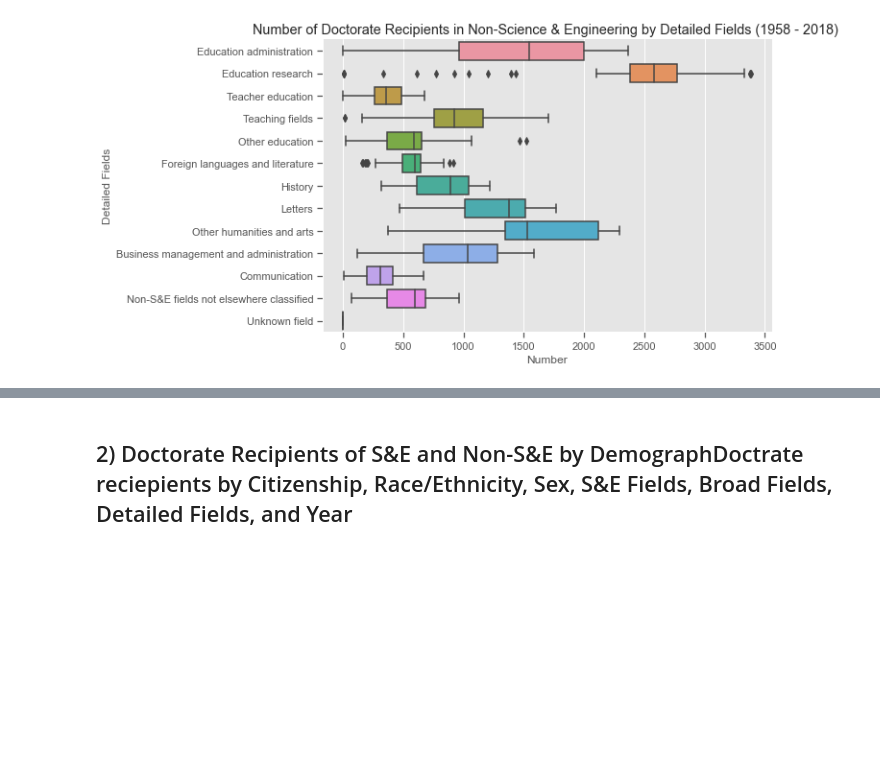
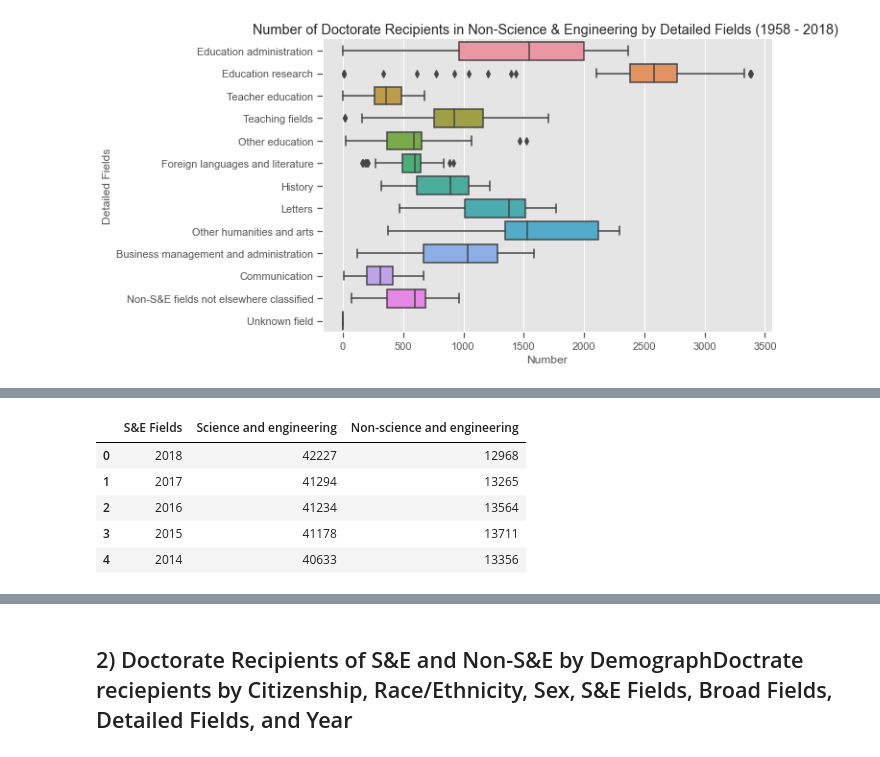
Before and after one commit to mulukenm/dataScience, a Jupyter notebook: SQLComparisonVisualization.ipynb, the cells around one changed output, grey strips where cells are left out. Cells and saved outputs as stored; diff of their text form; code cells hidden in the pictures; blank space fills up the shorter version.

```diff
--- a/SQLComparisonVisualization.ipynb
+++ b/SQLComparisonVisualization.ipynb
@@ -214,0 +245,11 @@ sns.catplot(y="Detailed Fields", x="Number", kind="box",height=5, aspect=2,
+# %%
+SE_NSE_T = SE_NSE_T .reset_index()  # setting numerical index
+SE_NSE_T = SE_NSE_T[['S&E Fields','Science and engineering','Non-science and engineering']]
+SE_NSE_T.head()
+# %% [output]
+|  | S&E Fields | Science and engineering | Non-science and engineering |
+| 0 | 2018 | 42227 | 12968 |
+| 1 | 2017 | 41294 | 13265 |
+| 2 | 2016 | 41234 | 13564 |
+| 3 | 2015 | 41178 | 13711 |
+| 4 | 2014 | 40633 | 13356 |
```
Also changed, not shown: parts of 4 cells of this notebook, 1 other file.
